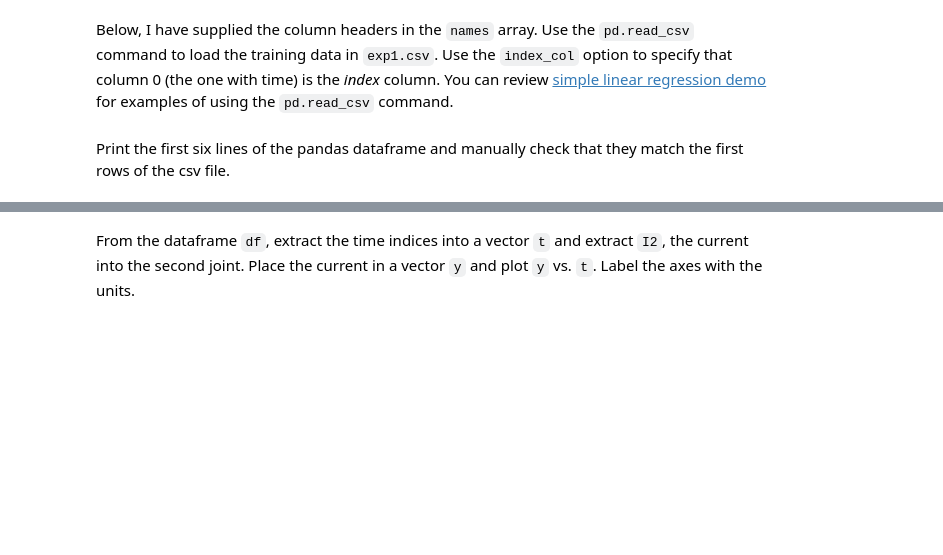
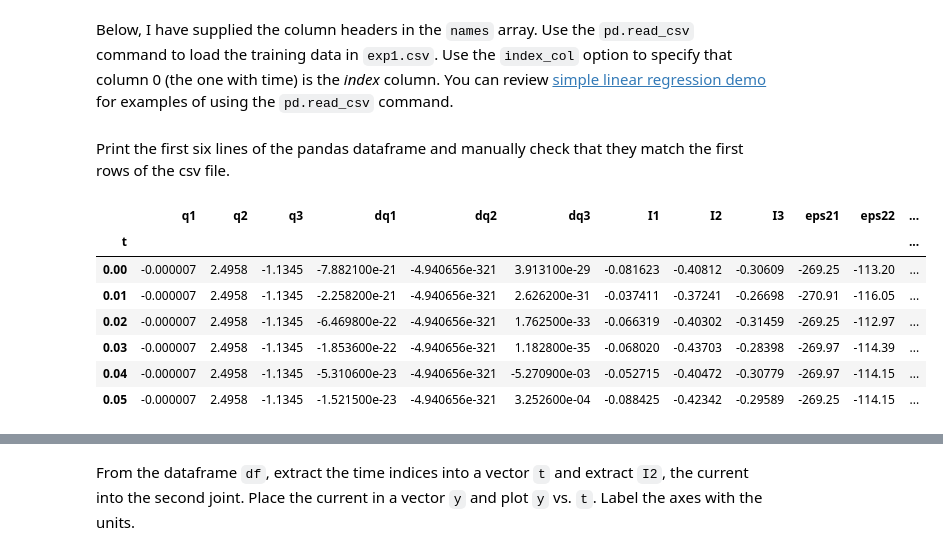
Before and after one commit to MYRONZHWENG/introml, a Jupyter notebook: unit03_mult_lin_reg/lab_robot_calib_partial.ipynb, the cells around one changed output, grey strips where cells are left out. Saved outputs shown, nothing was run; the diff lists cells and outputs as text; code cells hidden in the pictures; blank space fills up the shorter version.

```diff
--- a/unit03_mult_lin_reg/lab_robot_calib_partial.ipynb
+++ b/unit03_mult_lin_reg/lab_robot_calib_partial.ipynb
@@ -55,3 +59,13 @@ names =[
 Print the first six lines of the pandas dataframe and manually check that they match the first rows of the csv file.
 # %%
 # TODO
+df.head(6)
+# %% [output]
+|  | q1 | q2 | q3 | dq1 | dq2 | dq3 | I1 | I2 | I3 | eps21 | eps22 | ... |
+| t |  |  |  |  |  |  |  |  |  |  |  | ... |
+| 0.00 | -0.000007 | 2.4958 | -1.1345 | -7.882100e-21 | -4.940656e-321 | 3.913100e-29 | -0.081623 | -0.40812 | -0.30609 | -269.25 | -113.20 | ... |
+| 0.01 | -0.000007 | 2.4958 | -1.1345 | -2.258200e-21 | -4.940656e-321 | 2.626200e-31 | -0.037411 | -0.37241 | -0.26698 | -270.91 | -116.05 | ... |
+| 0.02 | -0.000007 | 2.4958 | -1.1345 | -6.469800e-22 | -4.940656e-321 | 1.762500e-33 | -0.066319 | -0.40302 | -0.31459 | -269.25 | -112.97 | ... |
+| 0.03 | -0.000007 | 2.4958 | -1.1345 | -1.853600e-22 | -4.940656e-321 | 1.182800e-35 | -0.068020 | -0.43703 | -0.28398 | -269.97 | -114.39 | ... |
+| 0.04 | -0.000007 | 2.4958 | -1.1345 | -5.310600e-23 | -4.940656e-321 | -5.270900e-03 | -0.052715 | -0.40472 | -0.30779 | -269.97 | -114.15 | ... |
+| 0.05 | -0.000007 | 2.4958 | -1.1345 | -1.521500e-23 | -4.940656e-321 | 3.252600e-04 | -0.088425 | -0.42342 | -0.29589 | -269.25 | -114.15 | ... |
```
Also changed, not shown: parts of 23 cells of this notebook, 5 other files.
